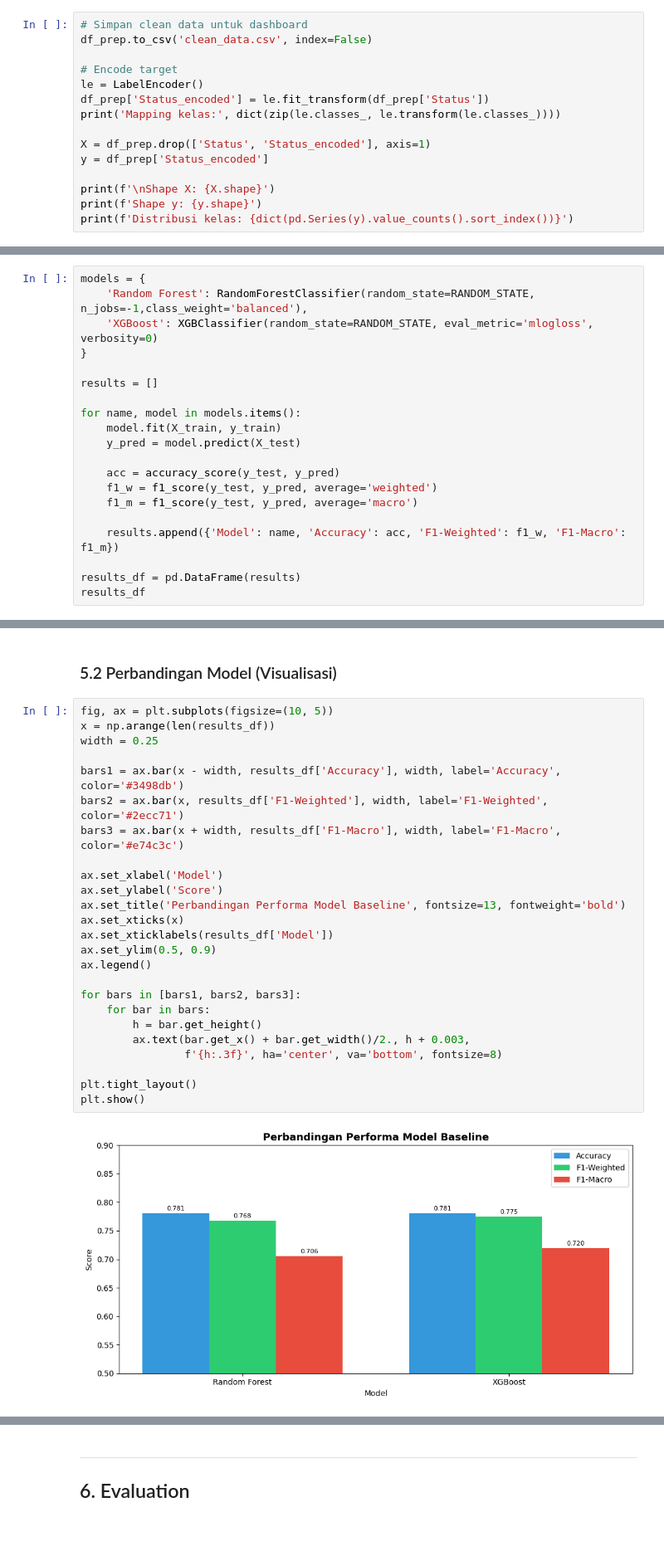
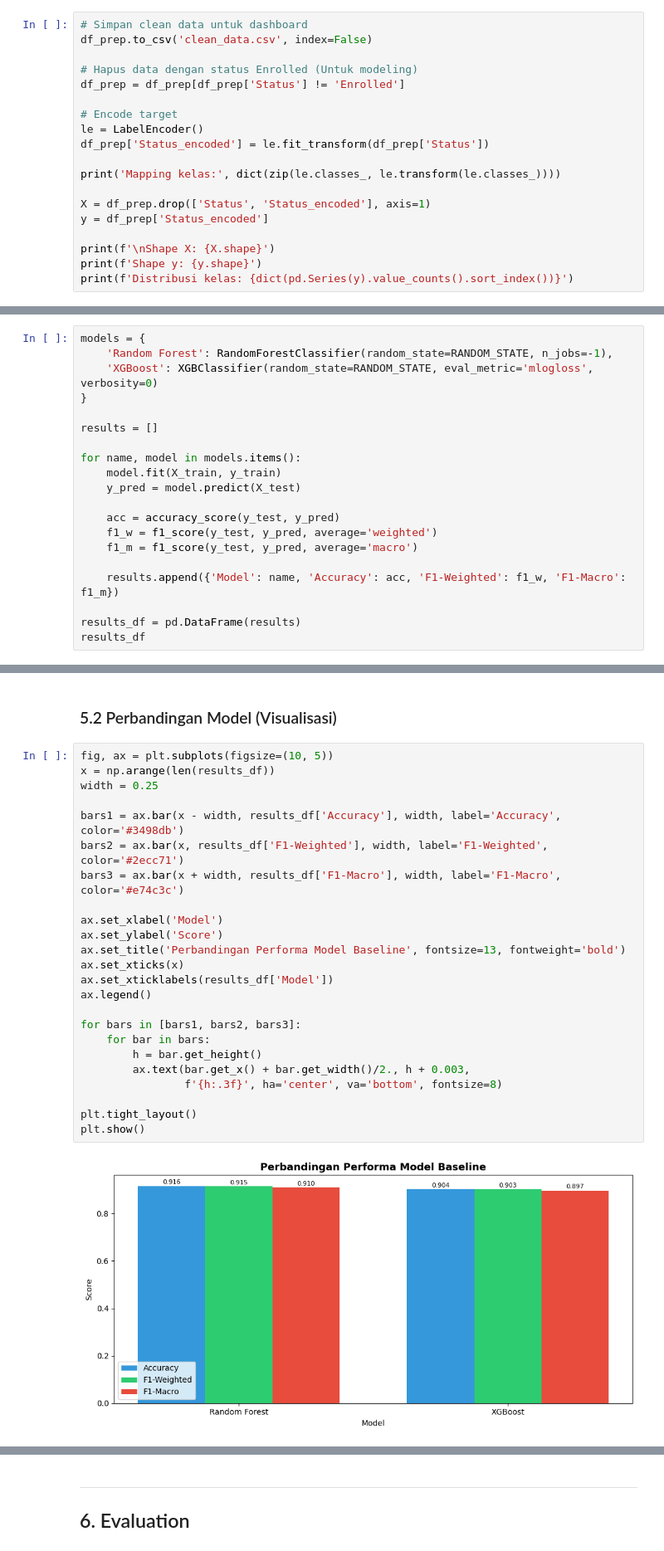
Before and after one commit to ftriara/fitriara_dicoding-submission-akhir, a Jupyter notebook: notebook.ipynb, the cells around one changed output, grey strips where cells are left out. Shown at 83% size. Drawn from its saved outputs; the diff is of its cells as text.

Commit message:
revisi model

```diff
--- a/notebook.ipynb
+++ b/notebook.ipynb
@@ -435,9 +435,13 @@ df_prep[['Avg_approved', 'Avg_grade', 'Approval_rate', 'Financial_risk']].descri
 # Simpan clean data untuk dashboard
 df_prep.to_csv('clean_data.csv', index=False)
 
+# Hapus data dengan status Enrolled (Untuk modeling)
+df_prep = df_prep[df_prep['Status'] != 'Enrolled']
+
 # Encode target
 le = LabelEncoder()
 df_prep['Status_encoded'] = le.fit_transform(df_prep['Status'])
+
 print('Mapping kelas:', dict(zip(le.classes_, le.transform(le.classes_))))
 
 X = df_prep.drop(['Status', 'Status_encoded'], axis=1)
@@ -480,7 +483,7 @@ Name: count, dtype: int64
 ### 5.1 Baseline Models
 # %%
 models = {
-    'Random Forest': RandomForestClassifier(random_state=RANDOM_STATE, n_jobs=-1,class_weight='balanced'),
+    'Random Forest': RandomForestClassifier(random_state=RANDOM_STATE, n_jobs=-1),
     'XGBoost': XGBClassifier(random_state=RANDOM_STATE, eval_metric='mlogloss', verbosity=0)
 }
 
@@ -507,28 +510,27 @@ results_df
 # %%
 fig, ax = plt.subplots(figsize=(10, 5))
 x = np.arange(len(results_df))
 width = 0.25
 
 bars1 = ax.bar(x - width, results_df['Accuracy'], width, label='Accuracy', color='#3498db')
 bars2 = ax.bar(x, results_df['F1-Weighted'], width, label='F1-Weighted', color='#2ecc71')
 bars3 = ax.bar(x + width, results_df['F1-Macro'], width, label='F1-Macro', color='#e74c3c')
 
 ax.set_xlabel('Model')
 ax.set_ylabel('Score')
 ax.set_title('Perbandingan Performa Model Baseline', fontsize=13, fontweight='bold')
 ax.set_xticks(x)
 ax.set_xticklabels(results_df['Model'])
-ax.set_ylim(0.5, 0.9)
 ax.legend()
 
 for bars in [bars1, bars2, bars3]:
     for bar in bars:
         h = bar.get_height()
         ax.text(bar.get_x() + bar.get_width()/2., h + 0.003,
                 f'{h:.3f}', ha='center', va='bottom', fontsize=8)
 
 plt.tight_layout()
 plt.show()
 # %% [output]
-[figure, old version]
+[figure, new version]
 # %% [markdown]
```
Also changed, not shown: parts of 11 cells of this notebook, 3 other files.
